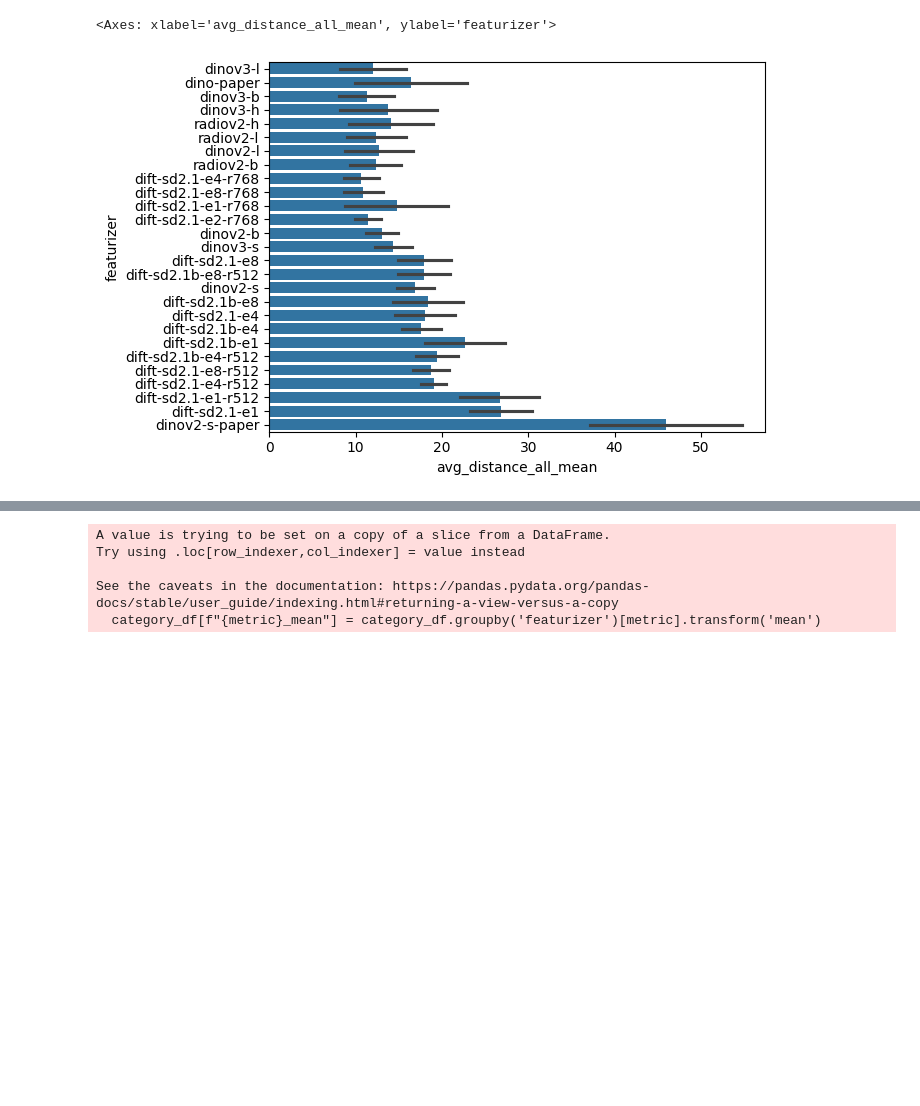
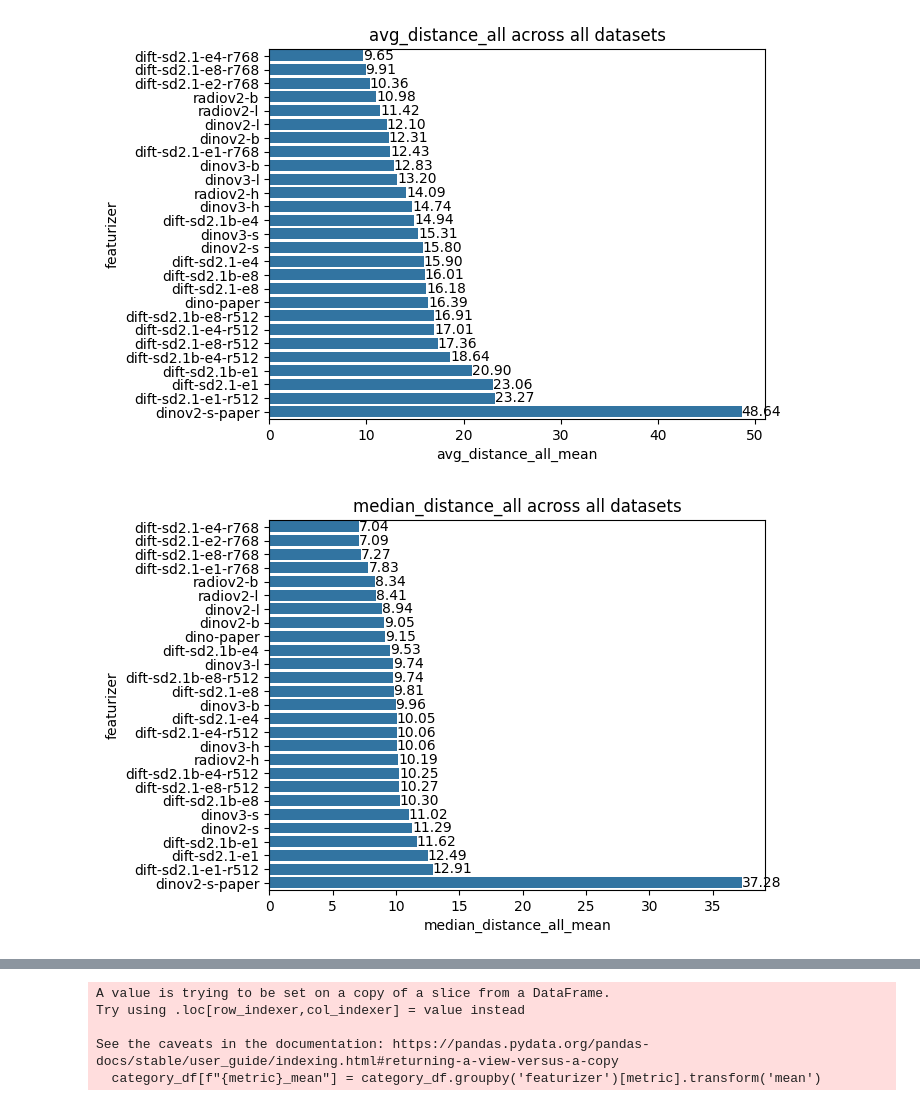
Before and after one commit to tlpss/few-shot-keypoints, a Jupyter notebook: scripts/datasets/kil/visualize_matching_results.ipynb, the cells around one changed output, grey strips where cells are left out. Drawn from its saved outputs; the diff is of its cells as text; code cells hidden in the pictures; blank space fills up the shorter version.

Commit message:
add datasets marco

```diff
--- a/scripts/datasets/kil/visualize_matching_results.ipynb
+++ b/scripts/datasets/kil/visualize_matching_results.ipynb
@@ -31,7 +31,7 @@ non_metric_columns = ['featurizer', 'processing', 'seed', 'category', 'results_p
 metric_columns = [col for col in df.columns if col not in non_metric_columns]
 
 # Group and aggregate
-grouped = df.groupby(['featurizer', 'category'])
+grouped = df.groupby(['featurizer'])
 
 # get mean and std for each metric column
 grouped = grouped[metric_columns].agg(['mean', 'std', 'median', 'min', 'max'])
@@ -57,17 +62,26 @@ grouped
 # %%
 # barplot of the mean of the image_PCK and median distance for each featurizer
 
+def visualize_metric_across_all_datasets(metric, ascending=True):
+    # Order the dataframe by avg_distance_all before plotting
+    df_sorted = grouped.sort_values(f'{metric}_mean', ascending=ascending)
+    sns.barplot(
+        y='featurizer',
+        x=f'{metric}_mean',
+        data=df_sorted,
+        orient='h',
 
-
-# Order the dataframe by avg_distance_all before plotting
-df_sorted = grouped.sort_values('avg_distance_all_mean', ascending=True)
-sns.barplot(
-    y='featurizer',
-    x='avg_distance_all_mean',
-    data=df_sorted,
-    orient='h',
-    errorbar='sd'
-)
+    )
+    # add value next to the bar
+    for i, row in df_sorted.iterrows():
+        plt.text(row[f'{metric}_mean'], i, f"{row[f'{metric}_mean']:.2f}", ha='left', va='center')
+    plt.title(f"{metric} across all datasets")
+visualize_metric_across_all_datasets('avg_distance_all')
+plt.show()
+visualize_metric_across_all_datasets('median_distance_all')
+plt.show()
+visualize_metric_across_all_datasets('image_PCK', ascending=False)
+plt.show()
 # %% [output]
-<Axes: xlabel='avg_distance_all_mean', ylabel='featurizer'>
-[figure, old version]
+[figure, new version]
+[figure, added]
```
Also changed, not shown: parts of 9 cells of this notebook, 4 other files.
